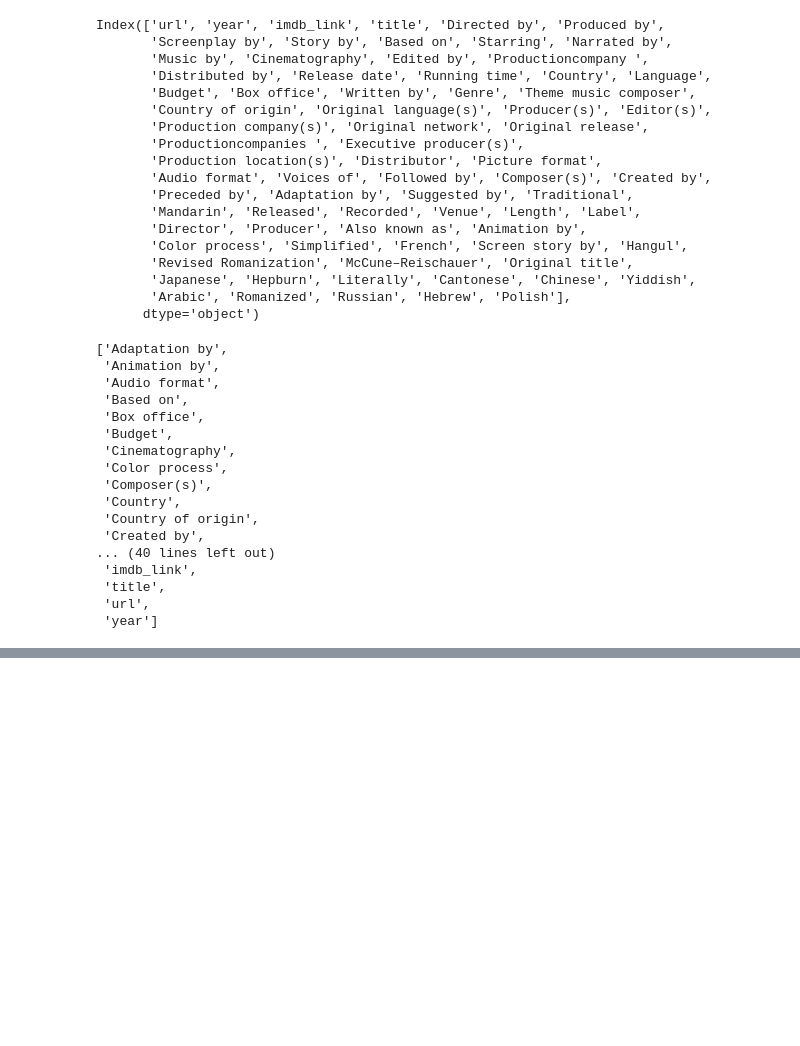
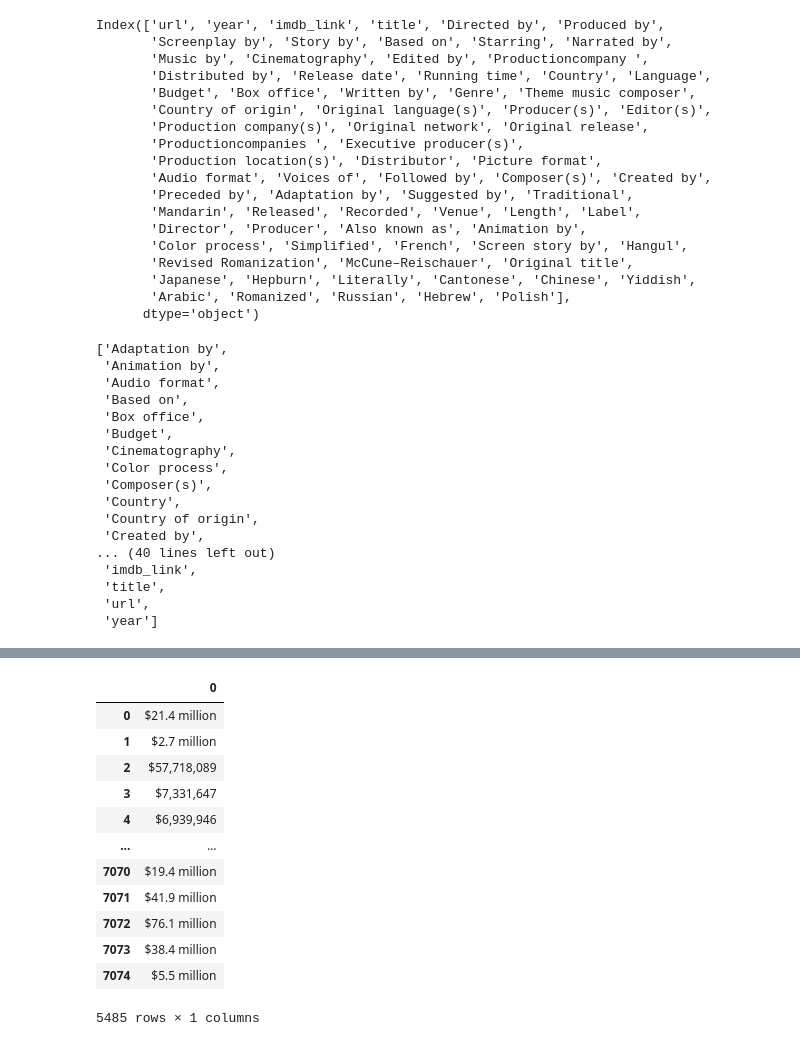
Before and after one commit to kevin-eapen/Movies-ETL, a Jupyter notebook: Movies-ETL.ipynb, the cells around one changed output, grey strips where cells are left out. Drawn from its saved outputs; the diff is of its cells as text; code cells hidden in the pictures; blank space fills up the shorter version.

Commit message:
Finished data cleaning transformations.

```diff
--- a/Movies-ETL.ipynb
+++ b/Movies-ETL.ipynb
@@ -290,0 +352,5 @@ sorted(wiki_movies_df.columns.tolist())
+# %%
+# Remove columns with less than 90% non-null values
+wiki_columns_to_keep = [column for column in wiki_movies_df.columns \
+                        if wiki_movies_df[column].isnull().sum() < len(wiki_movies_df) * 0.9]
+wiki_movies_df = wiki_movies_df[wiki_columns_to_keep]
@@ -290,0 +383,3 @@ sorted(wiki_movies_df.columns.tolist())
+# %%
+# drop rows with null values in box office column and save result as a variable
+box_office = wiki_movies_df['Box office'].dropna()
@@ -290,0 +421,3 @@ sorted(wiki_movies_df.columns.tolist())
+# %%
+# Join list data by concatenating each list element into one string
+box_office = box_office.apply(lambda x: ' '.join(x) if type(x) == list else x)
@@ -290,0 +464,11 @@ sorted(wiki_movies_df.columns.tolist())
+# %%
+# Update forms to capture some of the values forms have missed
+# Update for values with spaces between $ and number, and values with period separators instead of comma separators
+form_one = r'\$\s*\d+\.?\d*\s*[mb]illion'
+form_two = r'\$\s*\d{1,3}(?:[,\.]\d{3})+(?!\s[mb]illion)'
+
+# Update for values given as range, and values that misspell million as 'millon'
+# Use .replace() method for replacing lower limit number with '$'
+box_office = box_office.str.replace(r'\$*[-–—](?![a-z])', '$', regex=True)
+# Place optional second 'i' in match string using '?'
+form_one = r'\$\s*\d+\.?\d*\s*[mb]illi?on'
@@ -290,0 +502,17 @@ sorted(wiki_movies_df.columns.tolist())
+# %%
+# Extract parts of strings that match of of the two regex forms created
+box_office.str.extract(f'({form_one}|{form_two})')
+# %% [output]
+|  | 0 |
+| 0 | $21.4 million |
+| 1 | $2.7 million |
+| 2 | $57,718,089 |
+| 3 | $7,331,647 |
+| 4 | $6,939,946 |
+| ... | ... |
+| 7070 | $19.4 million |
+| 7071 | $41.9 million |
+| 7072 | $76.1 million |
+| 7073 | $38.4 million |
+| 7074 | $5.5 million |
+5485 rows × 1 columns
```
Also changed, not shown: parts of 56 cells of this notebook.
